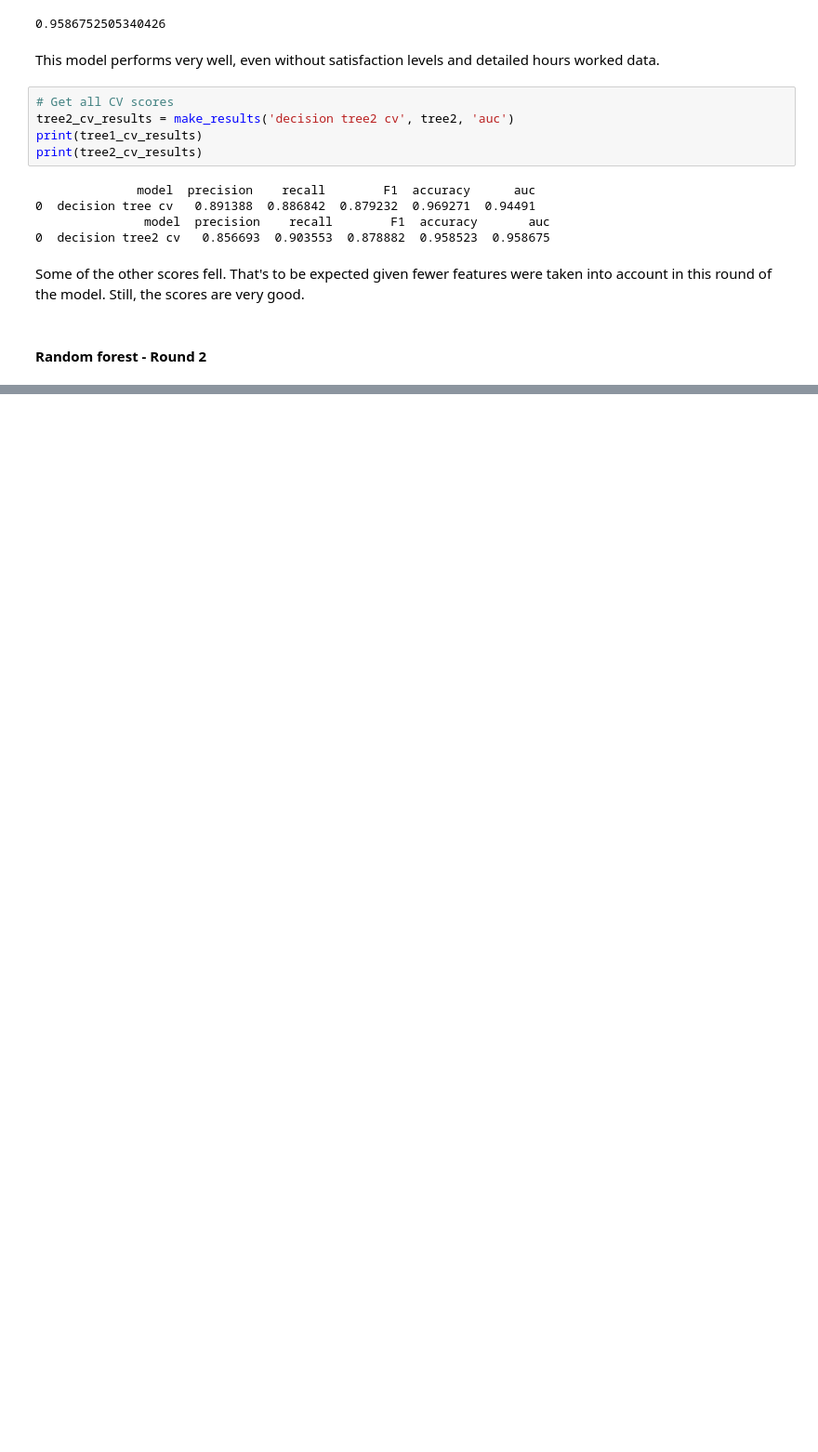
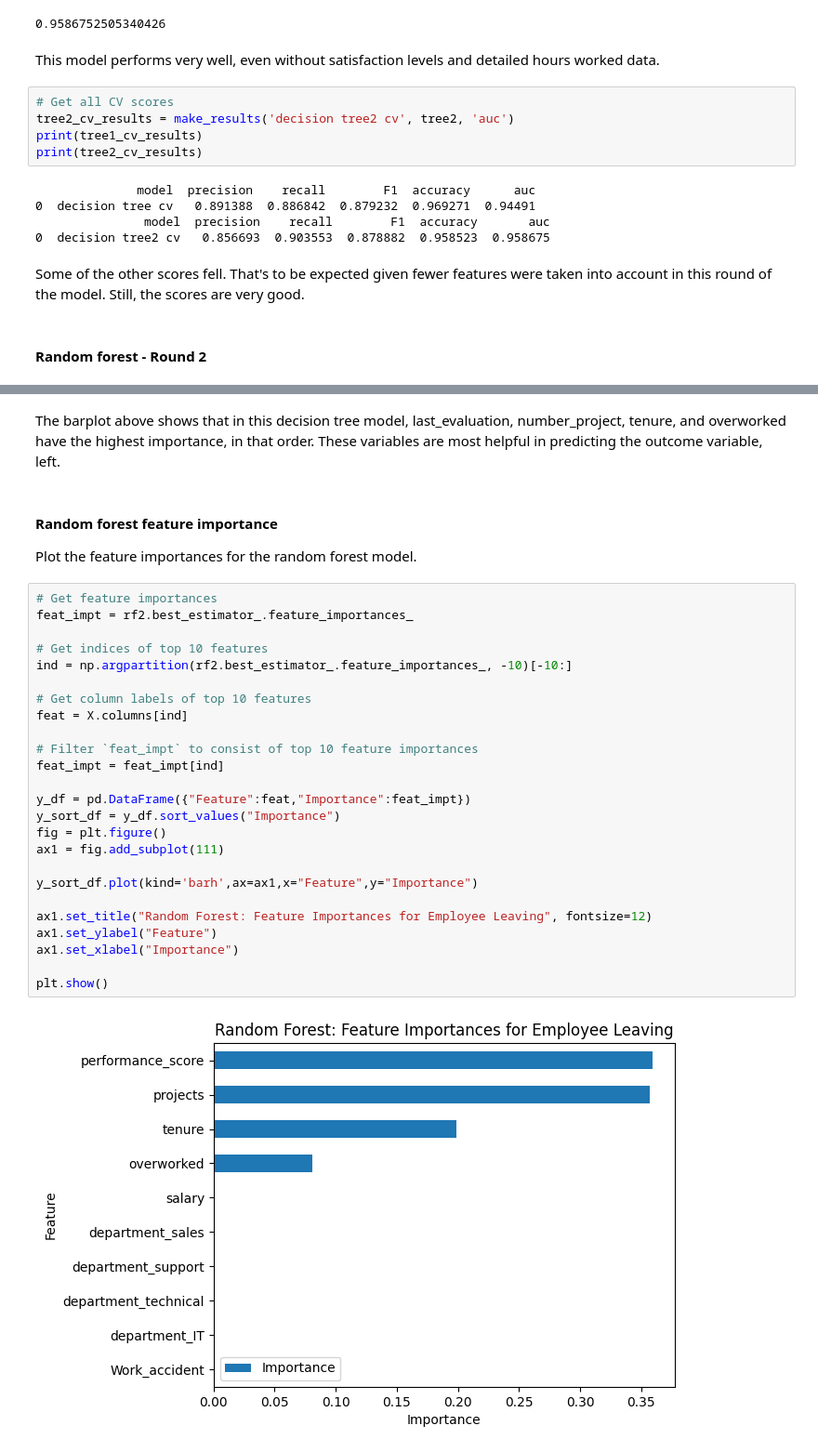
Before and after one commit to ajeronimoguerra/Case-Study-in-R---Amazon-BestBookselling-09-22, a Jupyter notebook: high-employee-turnover-rate.ipynb, the cells around one changed output, grey strips where cells are left out. Shown at 93% size. Cells and saved outputs as stored; diff of their text form; blank space fills up the shorter version.

```diff
--- a/high-employee-turnover-rate.ipynb
+++ b/high-employee-turnover-rate.ipynb
@@ -1128,0 +1228,33 @@ By implementing these recommendations and continuing to refine the model, we can
+# %% [markdown]
+The barplot above shows that in this decision tree model, last_evaluation, number_project, tenure, and overworked have the highest importance, in that order. These variables are most helpful in predicting the outcome variable, left.
+# %% [markdown]
+#### Random forest feature importance
+
+Plot the feature importances for the random forest model.
+# %%
+# Get feature importances
+feat_impt = rf2.best_estimator_.feature_importances_
+
+# Get indices of top 10 features
+ind = np.argpartition(rf2.best_estimator_.feature_importances_, -10)[-10:]
+
+# Get column labels of top 10 features
+feat = X.columns[ind]
+
+# Filter `feat_impt` to consist of top 10 feature importances
+feat_impt = feat_impt[ind]
+
+y_df = pd.DataFrame({"Feature":feat,"Importance":feat_impt})
+y_sort_df = y_df.sort_values("Importance")
+fig = plt.figure()
+ax1 = fig.add_subplot(111)
+
+y_sort_df.plot(kind='barh',ax=ax1,x="Feature",y="Importance")
+
+ax1.set_title("Random Forest: Feature Importances for Employee Leaving", fontsize=12)
+ax1.set_ylabel("Feature")
+ax1.set_xlabel("Importance")
+
+plt.show()
+# %% [output]
+[figure, added]
```
Also changed, not shown: parts of 22 cells of this notebook.
